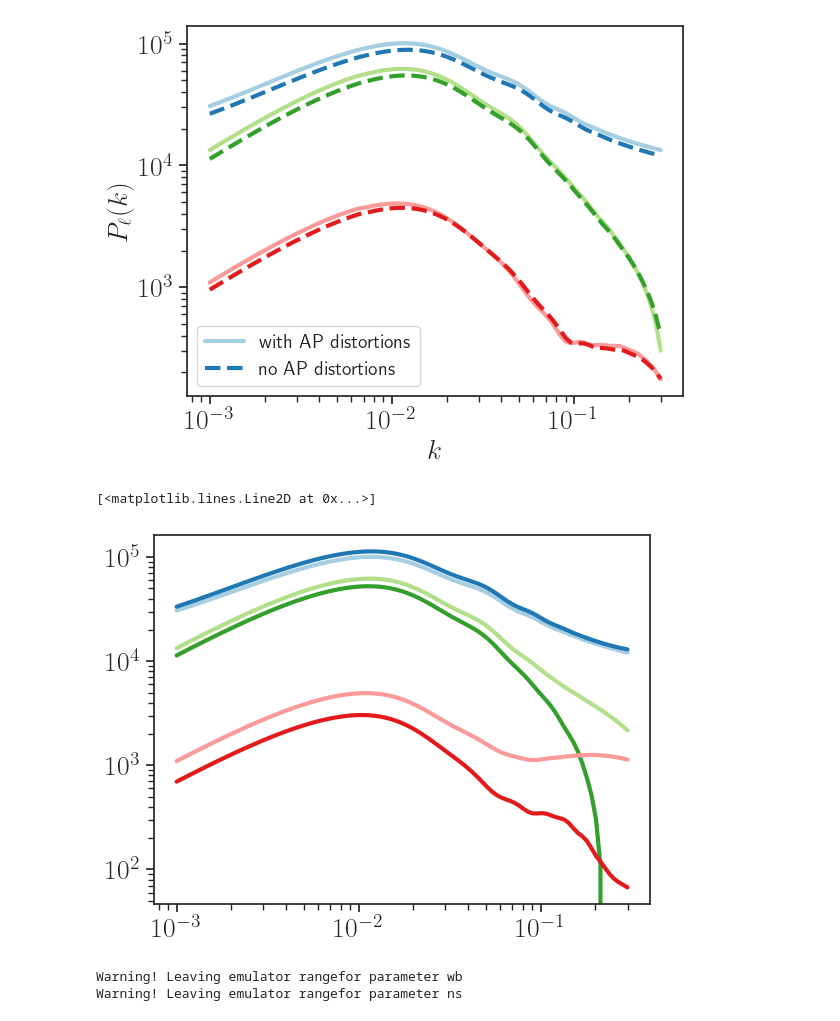
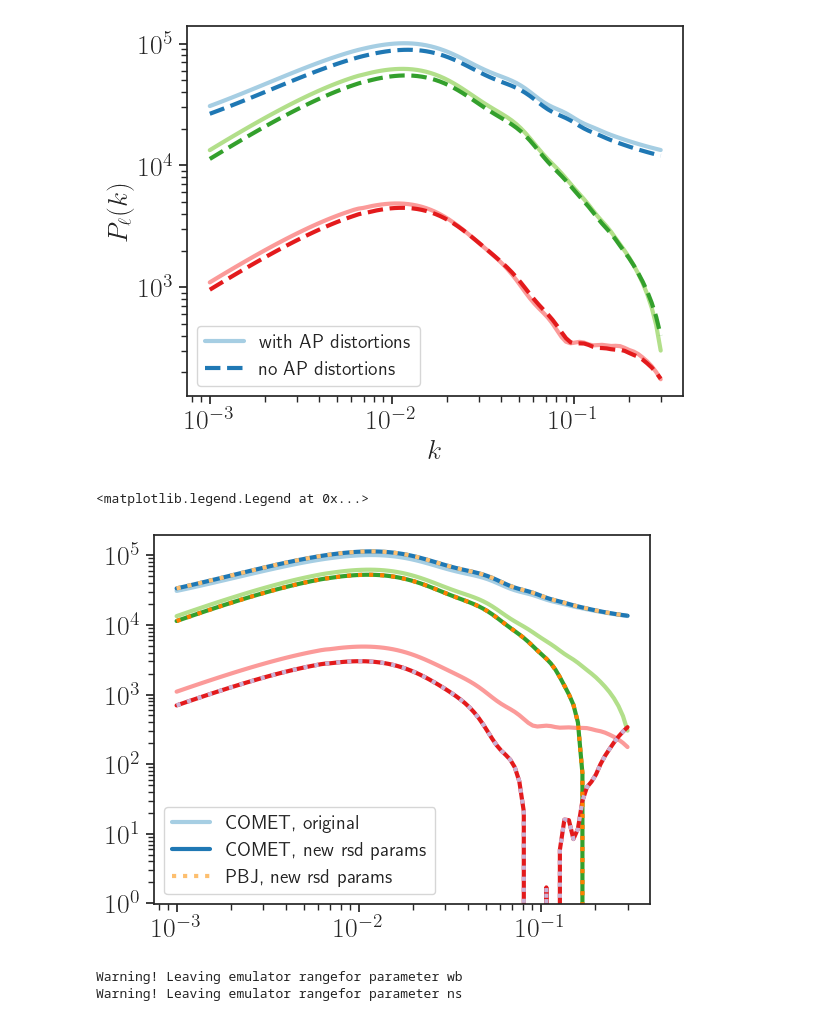
Before and after one commit to cloe-org/cloelib, a Jupyter notebook: notebooks/observables/spectro_protocols.ipynb, the cells around one changed output. Drawn from its saved outputs; the diff is of its cells as text; code cells hidden in the pictures.

Commit message:
Updated spectro notebook

```diff
--- a/notebooks/observables/spectro_protocols.ipynb
+++ b/notebooks/observables/spectro_protocols.ipynb
@@ -128,26 +129,33 @@ plt.legend()
 [figure]
 # %%
 RSD_parameters['b1'] = 2.0
+RSD_parameters_pbj['b1'] = 2.0
 noise_syst_parameters['fout'] = 0.2
 noise_syst_parameters['sigmaz'] = 0.002
 
 comet_pk2 = CometEFT_SpectroPower(background=background, RSD_parameters=RSD_parameters, redshift=1.0)
-pbj_pk2 = PBJSpectroPower(linear_perturbations=linear_perturbations, nuisance_parameters=RSD_parameters)
+pbj_pk2 = PBJSpectroPower(linear_perturbations=linear_perturbations, nuisance_parameters=RSD_parameters_pbj)
 
-mps_spectro = LegendreMultipoles(pbj_pk2, background_fiducial, noise_syst_parameters, nbar=1e-4)
+mps_spectro = LegendreMultipoles(comet_pk2, background_fiducial, noise_syst_parameters, nbar=1e-4)
+mps_spectro_pbj = LegendreMultipoles(pbj_pk2, background_fiducial, noise_syst_parameters, nbar=1e-4)
 
 mps1 = mps_spectro.power_multipoles(k=k, ells=[0,2,4])
+mps1_pbj = mps_spectro.power_multipoles(k=k, ells=[0,2,4])
 # %%
 # Impact of RSD parameters
-plt.loglog(k, mps['ell0'])
-plt.loglog(k, mps1['ell0'])
+plt.loglog(k, mps['ell0'], label="COMET, original")
+plt.loglog(k, mps1['ell0'], label="COMET, new rsd params")
 plt.loglog(k, mps['ell2'])
 plt.loglog(k, mps1['ell2'])
 plt.loglog(k, mps['ell4'])
 plt.loglog(k, mps1['ell4'])
+plt.loglog(k, mps1_pbj['ell0'], ':', label="PBJ, new rsd params")
+plt.loglog(k, mps1_pbj['ell2'], ':')
+plt.loglog(k, mps1_pbj['ell4'], ':')
+plt.legend()
 # %% [output]
-[<matplotlib.lines.Line2D at 0x...>]
+<matplotlib.legend.Legend at 0x...>
-[figure, old version]
+[figure, new version]
 # %%
 background1 = CAMBBackground(H0=75.0,
                              Omega_cdm0=0.25,
```
Also changed, not shown: parts of 5 cells of this notebook.
